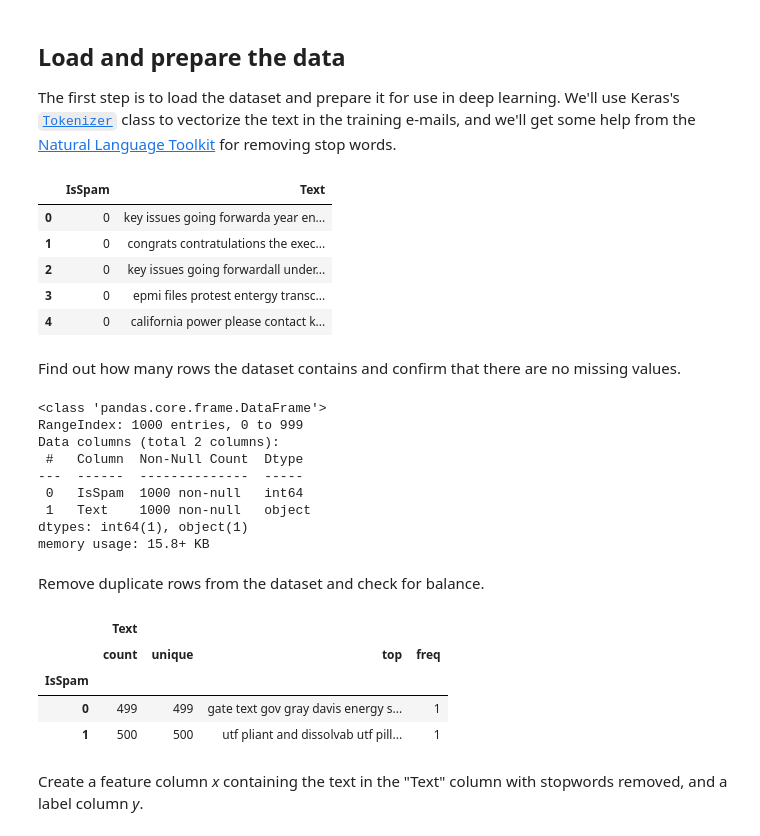
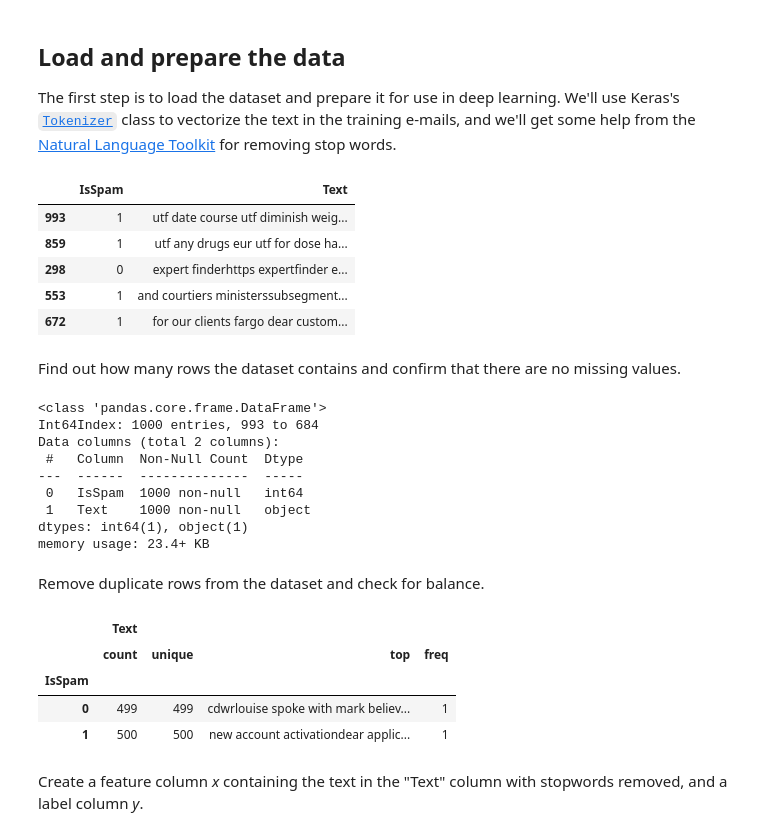
Before and after one commit to jeffprosise/Applied-Machine-Learning, a Jupyter notebook: Chapter 13/Text Classification (Spam Detection).ipynb, the cells around one changed output. Saved outputs shown, nothing was run; the diff lists cells and outputs as text; code cells hidden in the pictures.

```diff
--- a/Chapter 13/Text Classification (Spam Detection).ipynb
+++ b/Chapter 13/Text Classification (Spam Detection).ipynb
@@ -9,29 +9,30 @@ The first step is to load the dataset and prepare it for use in deep learning. W
 # %%
 import pandas as pd
 
 df = pd.read_csv('Data/ham-spam.csv')
+df = df.sample(frac=1, random_state=0)
 df.head()
 # %% [output]
 |  | IsSpam | Text |
-| 0 | 0 | key issues going forwarda year en... |
-| 1 | 0 | congrats contratulations the exec... |
-| 2 | 0 | key issues going forwardall under... |
-| 3 | 0 | epmi files protest entergy transc... |
-| 4 | 0 | california power please contact k... |
+| 993 | 1 | utf date course utf diminish weig... |
+| 859 | 1 | utf any drugs eur utf for dose ha... |
+| 298 | 0 | expert finderhttps expertfinder e... |
+| 553 | 1 | and courtiers ministerssubsegment... |
+| 672 | 1 | for our clients fargo dear custom... |
 # %% [markdown]
 Find out how many rows the dataset contains and confirm that there are no missing values.
 # %%
 df.info()
 # %% [output]
 <class 'pandas.core.frame.DataFrame'>
-RangeIndex: 1000 entries, 0 to 999
+Int64Index: 1000 entries, 993 to 684
 Data columns (total 2 columns):
  #   Column  Non-Null Count  Dtype
 ---  ------  --------------  -----
  0   IsSpam  1000 non-null   int64
  1   Text    1000 non-null   object
 dtypes: int64(1), object(1)
-memory usage: 15.8+ KB
+memory usage: 23.4+ KB
 # %% [markdown]
 Remove duplicate rows from the dataset and check for balance.
 # %%
@@ -41,8 +42,8 @@ df.groupby('IsSpam').describe()
 |  | Text |  |  |  |
 |  | count | unique | top | freq |
 | IsSpam |  |  |  |  |
-| 0 | 499 | 499 | gate text gov gray davis energy s... | 1 |
-| 1 | 500 | 500 | utf pliant and dissolvab utf pill... | 1 |
+| 0 | 499 | 499 | cdwrlouise spoke with mark believ... | 1 |
+| 1 | 500 | 500 | new account activationdear applic... | 1 |
 # %% [markdown]
 Create a feature column *x* containing the text in the "Text" column with stopwords removed, and a label column *y*.
 # %%
```
Also changed, not shown: parts of 6 cells of this notebook, 8 other files.
